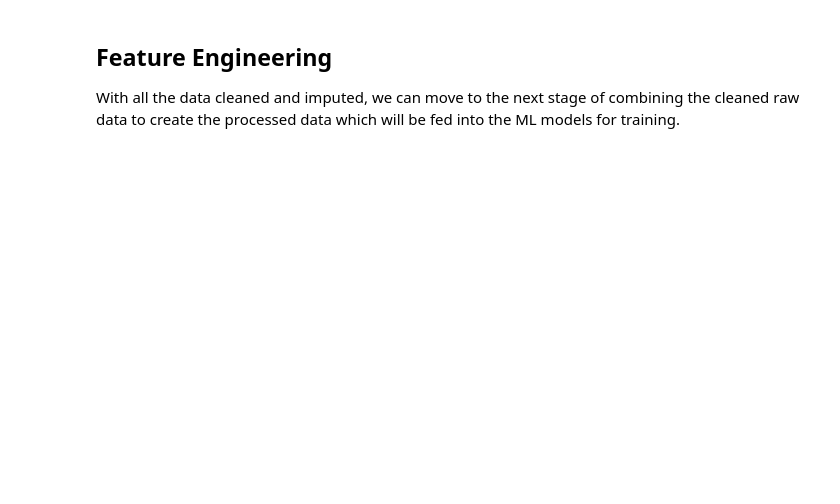
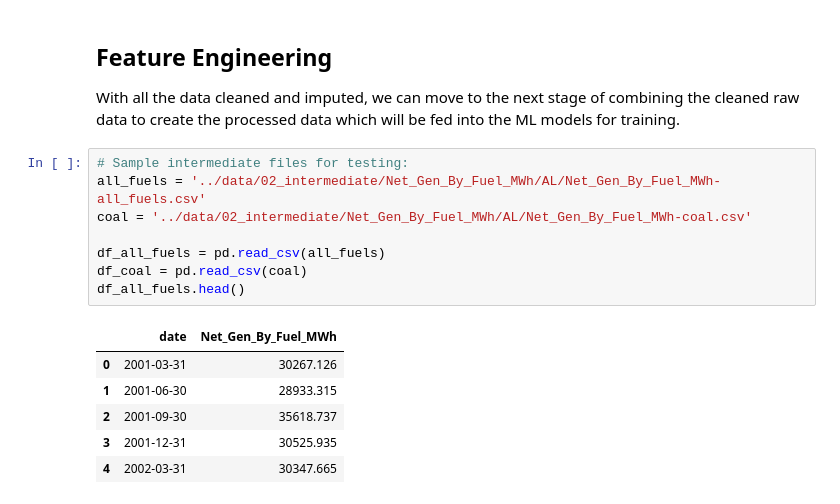
Before and after one commit to devanshmalik/emissions-oracle, a Jupyter notebook: notebooks/0.4-data-preprocessing-before-modelling.ipynb, the cells around one changed output. Saved outputs shown, nothing was run; the diff lists cells and outputs as text; blank space fills up the shorter version.

```diff
--- a/notebooks/0.4-data-preprocessing-before-modelling.ipynb
+++ b/notebooks/0.4-data-preprocessing-before-modelling.ipynb
@@ -122,3 +109,18 @@ clean_all_data(eia_api_ids)
 # %% [markdown]
 ## Feature Engineering
 With all the data cleaned and imputed, we can move to the next stage of combining the cleaned raw data to create the processed data which will be fed into the ML models for training.
+# %%
+# Sample intermediate files for testing:
+all_fuels = '../data/02_intermediate/Net_Gen_By_Fuel_MWh/AL/Net_Gen_By_Fuel_MWh-all_fuels.csv'
+coal = '../data/02_intermediate/Net_Gen_By_Fuel_MWh/AL/Net_Gen_By_Fuel_MWh-coal.csv'
+
+df_all_fuels = pd.read_csv(all_fuels)
+df_coal = pd.read_csv(coal)
+df_all_fuels.head()
+# %% [output]
+|  | date | Net_Gen_By_Fuel_MWh |
+| 0 | 2001-03-31 | 30267.126 |
+| 1 | 2001-06-30 | 28933.315 |
+| 2 | 2001-09-30 | 35618.737 |
+| 3 | 2001-12-31 | 30525.935 |
+| 4 | 2002-03-31 | 30347.665 |
```
Also changed, not shown: parts of 16 cells of this notebook, 3 other files.
